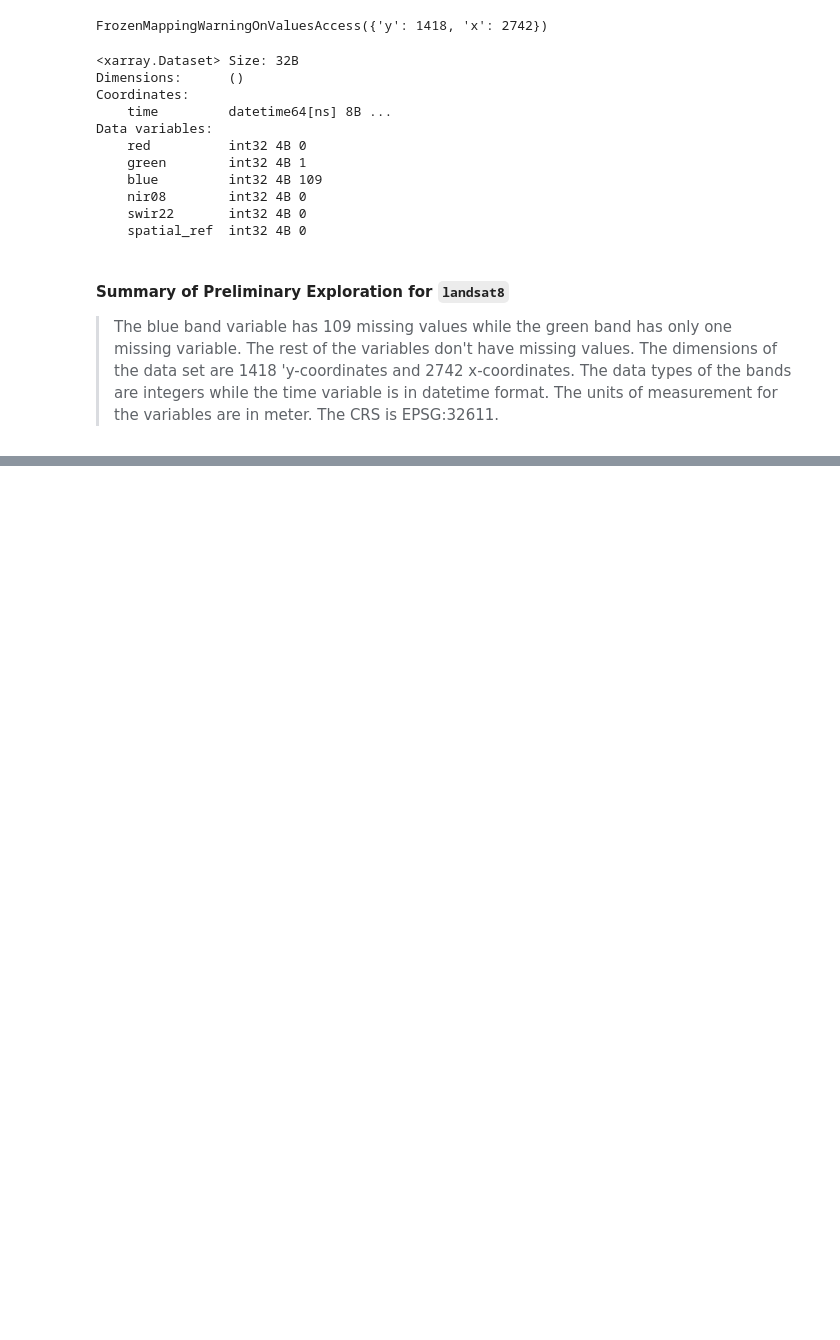
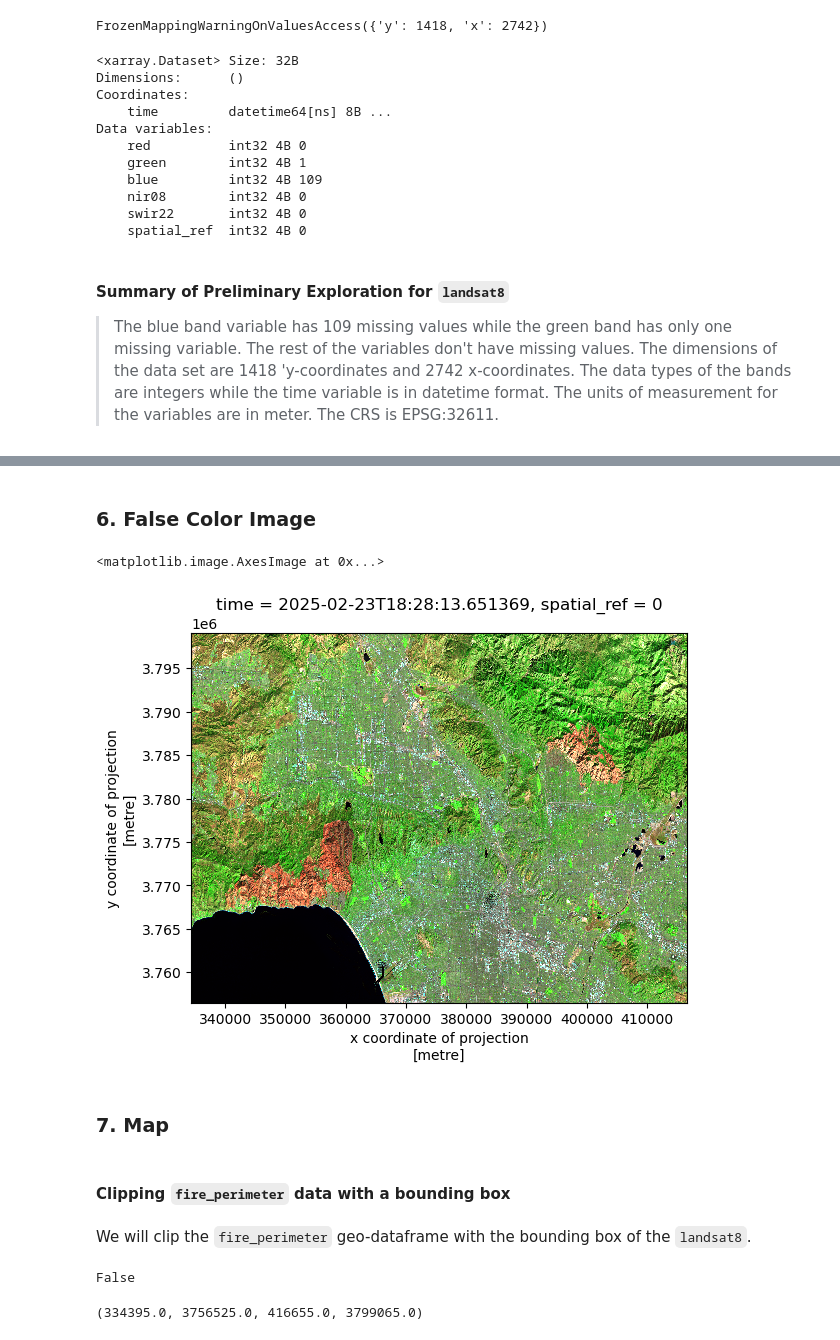
Before and after one commit to mmorenorolon/eds220-hwk4, a Jupyter notebook: hwk4-task2-false-color-MORENOROLON.ipynb, the cells around one changed output, grey strips where cells are left out. Cells and saved outputs as stored; diff of their text form; code cells hidden in the pictures; blank space fills up the shorter version.

```diff
--- a/hwk4-task2-false-color-MORENOROLON.ipynb
+++ b/hwk4-task2-false-color-MORENOROLON.ipynb
@@ -290,0 +359,21 @@ landsat8.rio.crs
+# %% [markdown]
+### 6. False Color Image
+# %%
+landsat8_filled[['swir22', 'nir08', 'red']].to_array().plot.imshow(robust=True)
+# %% [output]
+<matplotlib.image.AxesImage at 0x...>
+[figure, added]
+# %% [markdown]
+### 7. Map
+# %% [markdown]
+#### Clipping `fire_perimeter` data with a bounding box
+# %% [markdown]
+We will clip the `fire_perimeter` geo-dataframe with the bounding box of the `landsat8`.
+# %%
+landsat8.rio.crs == fire_perimeter.crs
+# %% [output]
+False
+# %%
+landsat8.rio.bounds()
+# %% [output]
+(334395.0, 3756525.0, 416655.0, 3799065.0)
```
Also changed, not shown: parts of 14 cells of this notebook.
